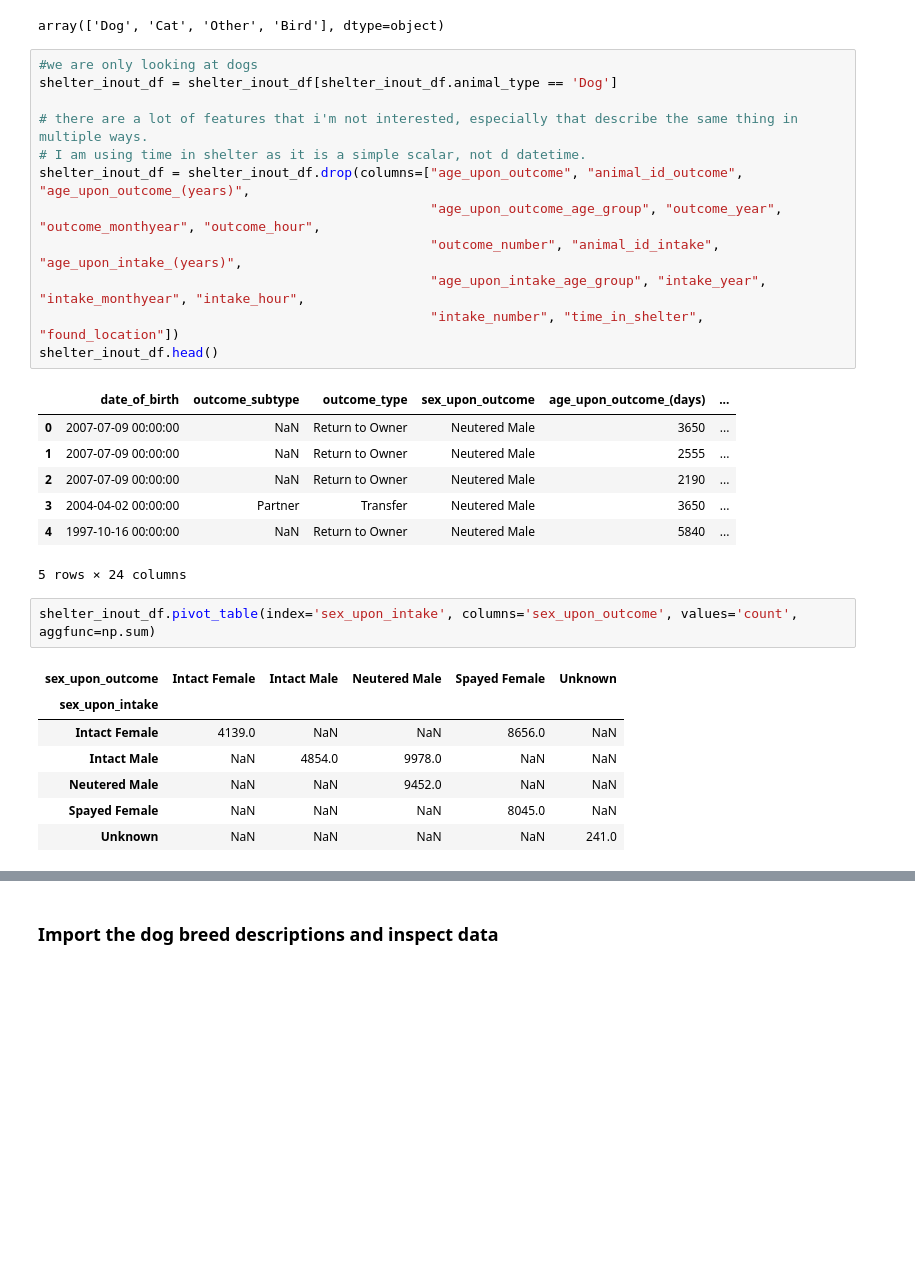
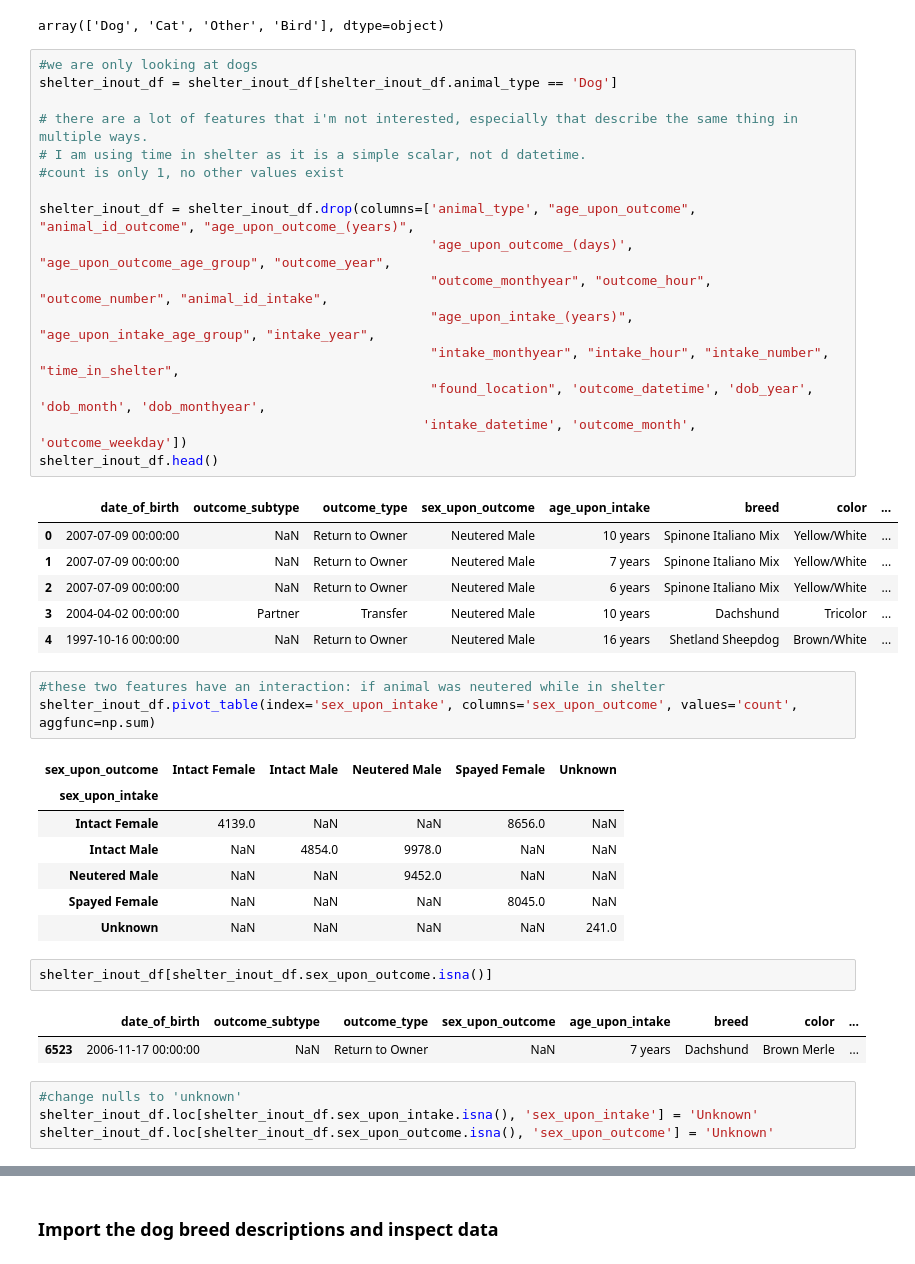
Before and after one commit to chrisoyer/supervised_learning_capstone, a Jupyter notebook: dog_adoption_SL_capstone.ipynb, the cells around one changed output, grey strips where cells are left out. Drawn from its saved outputs; the diff is of its cells as text; blank space fills up the shorter version.

```diff
--- a/dog_adoption_SL_capstone.ipynb
+++ b/dog_adoption_SL_capstone.ipynb
@@ -107,24 +107,28 @@ array(['Dog', 'Cat', 'Other', 'Bird'], dtype=object)
 # %%
 #we are only looking at dogs
 shelter_inout_df = shelter_inout_df[shelter_inout_df.animal_type == 'Dog']
 
 # there are a lot of features that i'm not interested, especially that describe the same thing in multiple ways.
 # I am using time in shelter as it is a simple scalar, not d datetime.
-shelter_inout_df = shelter_inout_df.drop(columns=["age_upon_outcome", "animal_id_outcome", "age_upon_outcome_(years)",
-                                                  "age_upon_outcome_age_group", "outcome_year", "outcome_monthyear", "outcome_hour",
-                                                  "outcome_number", "animal_id_intake", "age_upon_intake_(years)",
-                                                  "age_upon_intake_age_group", "intake_year", "intake_monthyear", "intake_hour",
-                                                  "intake_number", "time_in_shelter", "found_location"])
+#count is only 1, no other values exist
+
+shelter_inout_df = shelter_inout_df.drop(columns=['animal_type', "age_upon_outcome", "animal_id_outcome", "age_upon_outcome_(years)",
+                                                  'age_upon_outcome_(days)', "age_upon_outcome_age_group", "outcome_year",
+                                                  "outcome_monthyear", "outcome_hour", "outcome_number", "animal_id_intake",
+                                                  "age_upon_intake_(years)", "age_upon_intake_age_group", "intake_year",
+                                                  "intake_monthyear", "intake_hour", "intake_number", "time_in_shelter",
+                                                  "found_location", 'outcome_datetime', 'dob_year', 'dob_month', 'dob_monthyear',
+                                                 'intake_datetime', 'outcome_month', 'outcome_weekday'])
 shelter_inout_df.head()
 # %% [output]
-|  | date_of_birth | outcome_subtype | outcome_type | sex_upon_outcome | age_upon_outcome_(days) | ... |
-| 0 | 2007-07-09 00:00:00 | NaN | Return to Owner | Neutered Male | 3650 | ... |
-| 1 | 2007-07-09 00:00:00 | NaN | Return to Owner | Neutered Male | 2555 | ... |
-| 2 | 2007-07-09 00:00:00 | NaN | Return to Owner | Neutered Male | 2190 | ... |
-| 3 | 2004-04-02 00:00:00 | Partner | Transfer | Neutered Male | 3650 | ... |
-| 4 | 1997-10-16 00:00:00 | NaN | Return to Owner | Neutered Male | 5840 | ... |
+|  | date_of_birth | outcome_subtype | outcome_type | sex_upon_outcome | age_upon_intake | breed | color | ... |
+| 0 | 2007-07-09 00:00:00 | NaN | Return to Owner | Neutered Male | 10 years | Spinone Italiano Mix | Yellow/White | ... |
+| 1 | 2007-07-09 00:00:00 | NaN | Return to Owner | Neutered Male | 7 years | Spinone Italiano Mix | Yellow/White | ... |
+| 2 | 2007-07-09 00:00:00 | NaN | Return to Owner | Neutered Male | 6 years | Spinone Italiano Mix | Yellow/White | ... |
+| 3 | 2004-04-02 00:00:00 | Partner | Transfer | Neutered Male | 10 years | Dachshund | Tricolor | ... |
+| 4 | 1997-10-16 00:00:00 | NaN | Return to Owner | Neutered Male | 16 years | Shetland Sheepdog | Brown/White | ... |
-5 rows × 24 columns
 # %%
+#these two features have an interaction: if animal was neutered while in shelter
 shelter_inout_df.pivot_table(index='sex_upon_intake', columns='sex_upon_outcome', values='count', aggfunc=np.sum)
 # %% [output]
 | sex_upon_outcome | Intact Female | Intact Male | Neutered Male | Spayed Female | Unknown |
@@ -134,3 +138,12 @@ shelter_inout_df.pivot_table(index='sex_upon_intake', columns='sex_upon_outcome'
 | Neutered Male | NaN | NaN | 9452.0 | NaN | NaN |
 | Spayed Female | NaN | NaN | NaN | 8045.0 | NaN |
 | Unknown | NaN | NaN | NaN | NaN | 241.0 |
+# %%
+shelter_inout_df[shelter_inout_df.sex_upon_outcome.isna()]
+# %% [output]
+|  | date_of_birth | outcome_subtype | outcome_type | sex_upon_outcome | age_upon_intake | breed | color | ... |
+| 6523 | 2006-11-17 00:00:00 | NaN | Return to Owner | NaN | 7 years | Dachshund | Brown Merle | ... |
+# %%
+#change nulls to 'unknown'
+shelter_inout_df.loc[shelter_inout_df.sex_upon_intake.isna(), 'sex_upon_intake'] = 'Unknown'
+shelter_inout_df.loc[shelter_inout_df.sex_upon_outcome.isna(), 'sex_upon_outcome'] = 'Unknown'
```
Also changed, not shown: parts of 22 cells of this notebook.
